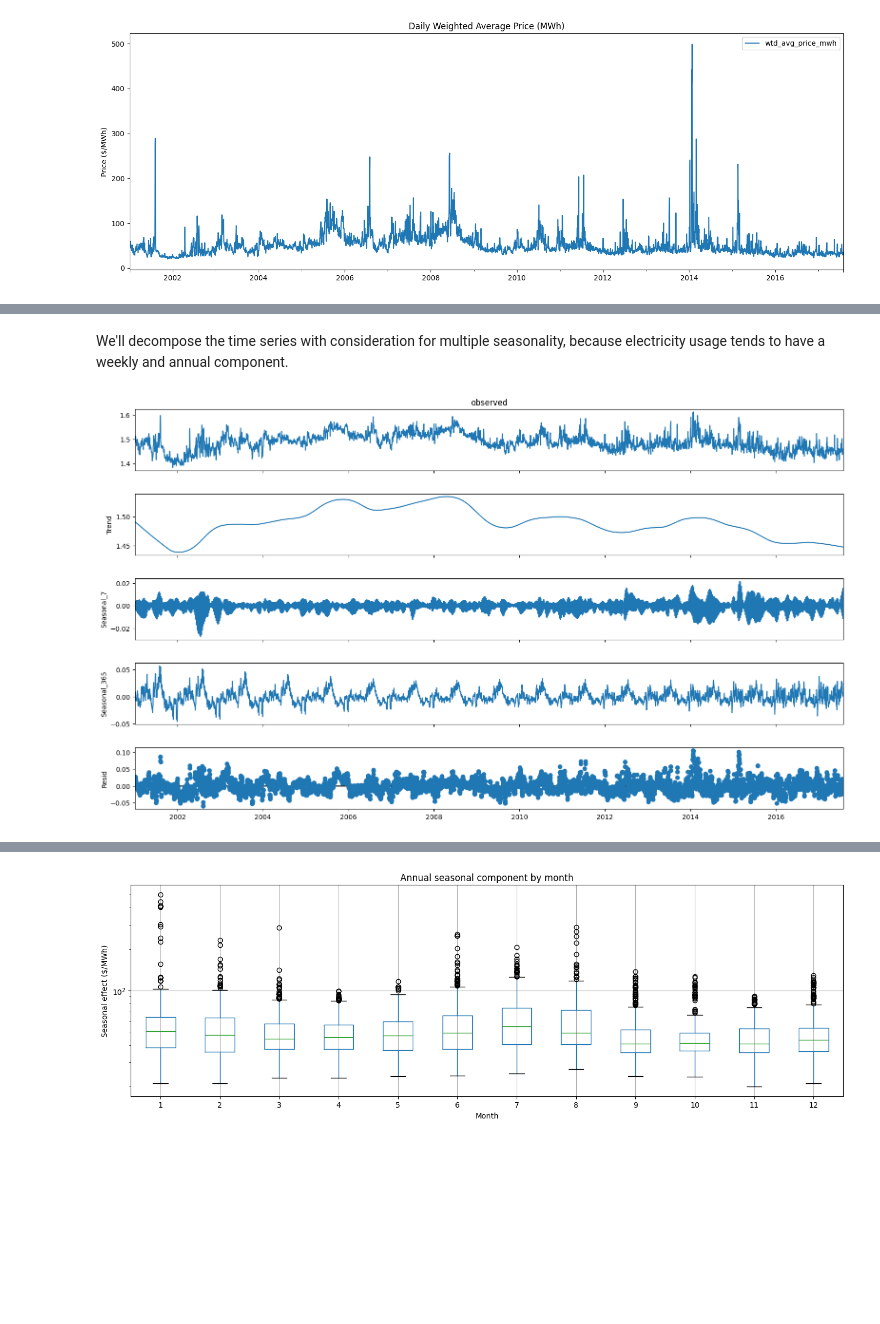
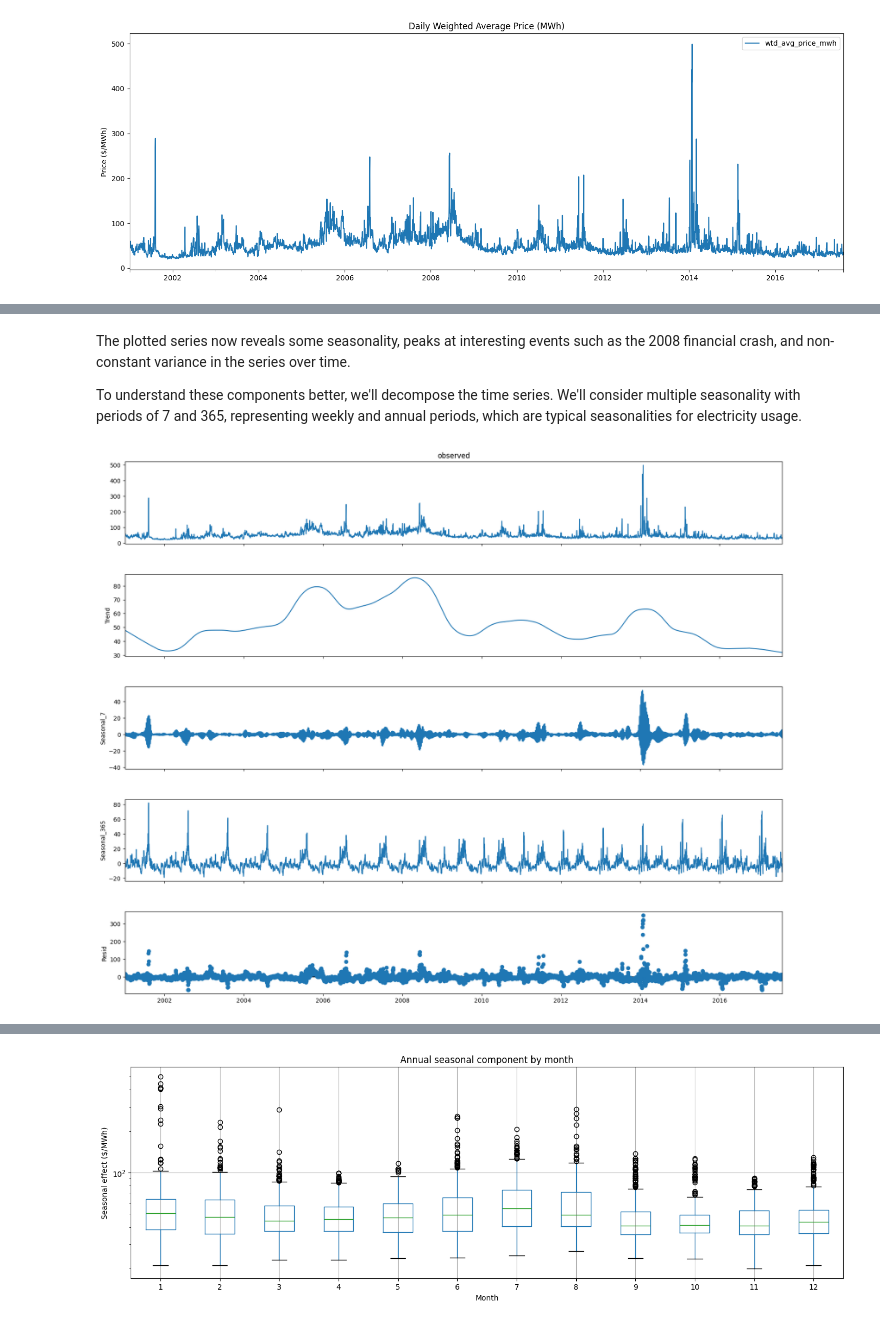
Before and after one commit to danmarktyson/pjm-energy-forecast-for-decisions, a Jupyter notebook: notebooks/01_eda.ipynb, the cells around one changed output, grey strips where cells are left out. Cells and saved outputs as stored; diff of their text form; code cells hidden in the pictures; blank space fills up the shorter version.

Commit message:
Continued EDA - log scale and time series decomposition.

```diff
--- a/notebooks/01_eda.ipynb
+++ b/notebooks/01_eda.ipynb
@@ -255,11 +240,13 @@ plt.show()
 # %% [markdown]
-We'll decompose the time series with consideration for multiple seasonality, because electricity usage tends to have a weekly and annual component.
+The plotted series now reveals some seasonality, peaks at interesting events such as the 2008 financial crash, and non-constant variance in the series over time.
+
+To understand these components better, we'll decompose the time series. We'll consider multiple seasonality with periods of 7 and 365, representing weekly and annual periods, which are typical seasonalities for electricity usage.
 # %%
-# Annual trend: rolling annual mean/median overlaid on raw series
-stl = MSTL(df_ice_electric_prices['wtd_avg_price_mwh'], periods=[7,365], lmbda=best_lambda)
+# Time series decomposition - not on log scale
+stl = MSTL(df_ice_electric_prices['wtd_avg_price_mwh'], periods=[7,365])
 result = stl.fit()
 
 fig = result.plot()
-fig.set_size_inches(18, 10)
+fig.set_size_inches(18, 15)
 # %% [output]
-[figure, old version]
+[figure, new version]
```
Also changed, not shown: parts of 9 cells of this notebook.
